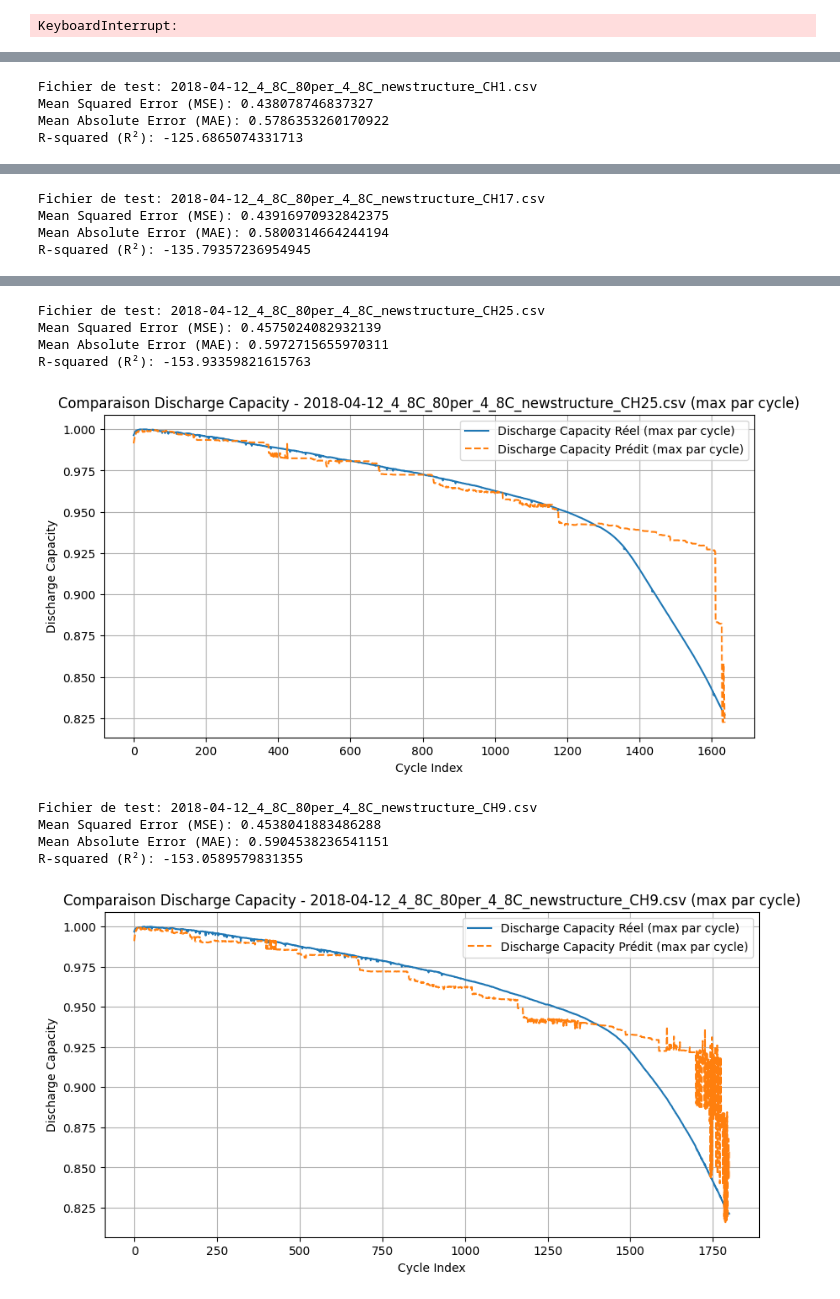
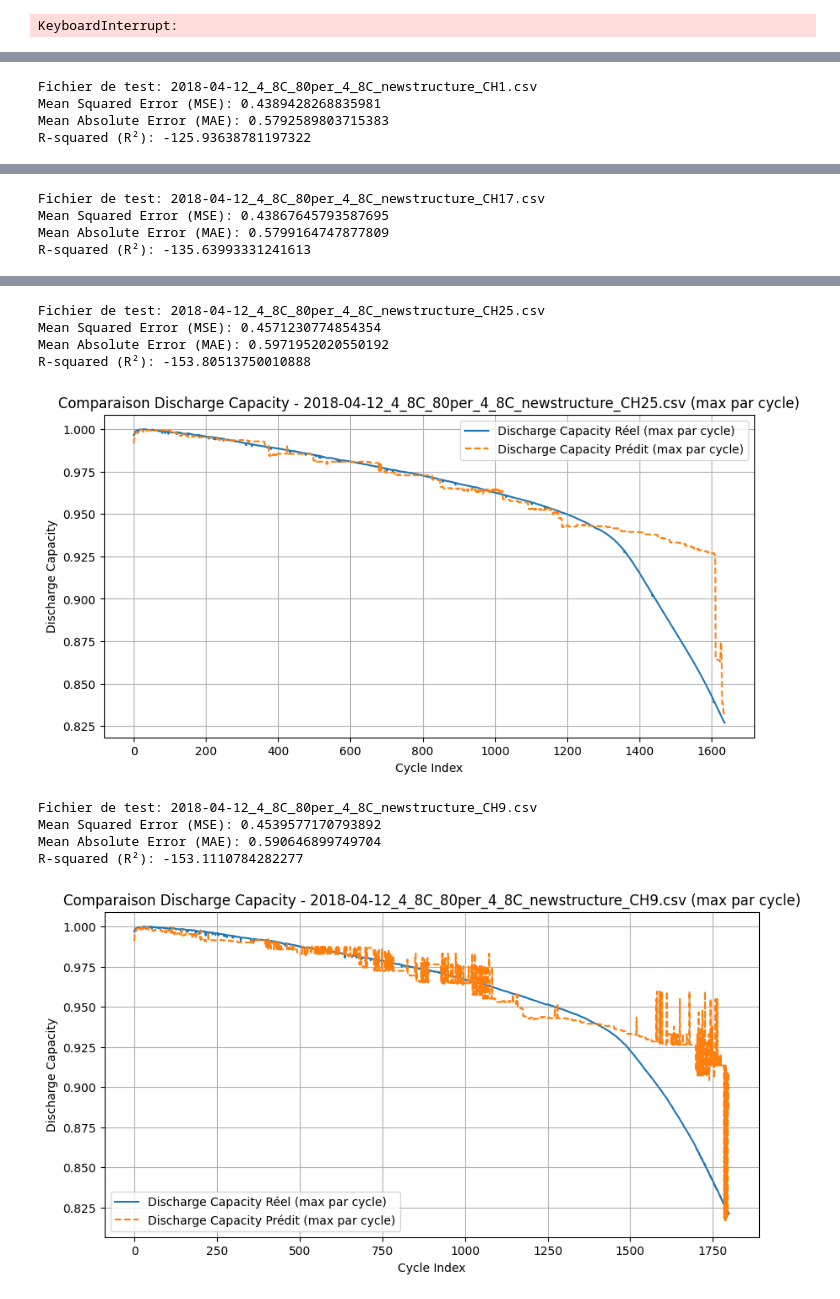
Before and after one commit to SalimMabed/PHM-Batteries, a Jupyter notebook: first_modele.ipynb, the cells around one changed output, grey strips where cells are left out. Drawn from its saved outputs; the diff is of its cells as text; code cells hidden in the pictures.

```diff
--- a/first_modele.ipynb
+++ b/first_modele.ipynb
@@ -747,7 +758,7 @@ for csv_file in train_files:
     file_path = os.path.join(data_path, csv_file)
     df = pd.read_csv(file_path)
     X = df.drop(columns=['Discharge_Capacity'])
-    y = df['Discharge_Capacity'] # Appliquer les contraintes
+    y = df['Discharge_Capacity']  # Appliquer les contraintes
     X_train_total.append(X)
     y_train_total.append(y)
 
@@ -756,14 +767,19 @@ X_train = pd.concat(X_train_total, axis=0)
 y_train = pd.concat(y_train_total, axis=0)
 
 # Créer le modèle Random Forest
-model_rf = RandomForestRegressor(n_estimators=20, random_state=10)
+model_rf = RandomForestRegressor(n_estimators=2, random_state=10)
 
 # Entraîner le modèle
 model_rf.fit(X_train, y_train)
 
-'''# Enregistrer le modèle Random Forest dans le dossier 'Models'
+# Enregistrer le modèle Random Forest dans le dossier 'Models'
 model_path = 'C:\\Users\\pc\\Desktop\\PHM-BATTERIES\\Models\\random_forest_model.pkl'
-joblib.dump(model_rf, model_path)'''
+joblib.dump(model_rf, model_path)
+
+# Créer le répertoire pour enregistrer les résultats s'il n'existe pas déjà
+results_dir = 'C:\\Users\\pc\\Desktop\\PHM-BATTERIES\\Results'
+if not os.path.exists(results_dir):
+    os.makedirs(results_dir)
 
 # Tester le modèle sur chaque fichier de test
 for csv_file in test_files:
@@ -789,13 +805,16 @@ for csv_file in test_files:
     # Extraire le Cycle_Index
     cycle_index = df['Cycle_Index']
 
-    # Prendre le maximum des prédictions et des valeurs réelles par cycle
+    # Prendre le maximum des prédictions par cycle
     rf_pred_max_per_cycle = pd.Series(rf_pred).groupby(cycle_index).max()
-    y_test_max_per_cycle = y_test.groupby(cycle_index).max()
+
+    # Enregistrer les résultats dans un fichier CSV
+    results_file_path = os.path.join(results_dir, f'max_discharge_capacity_{csv_file}.csv')
+    rf_pred_max_per_cycle.to_csv(results_file_path, header=['Max Discharge Capacity'])
 
     # Tracer le graphique pour comparer les valeurs réelles et prédites
     plt.figure(figsize=(10, 5))
-    plt.plot(y_test_max_per_cycle, label='Discharge Capacity Réel (max par cycle)')
+    plt.plot(y_test.groupby(cycle_index).max(), label='Discharge Capacity Réel (max par cycle)')
     plt.plot(rf_pred_max_per_cycle, label='Discharge Capacity Prédit (max par cycle)', linestyle='--')
     plt.xlabel('Cycle Index')
     plt.ylabel('Discharge Capacity')
@@ -805,6 +824,6 @@ for csv_file in test_files:
     plt.show()
 # %% [output]
 Fichier de test: 2018-04-12_4_8C_80per_4_8C_newstructure_CH1.csv
-Mean Squared Error (MSE): 0.438078746837327
-Mean Absolute Error (MAE): 0.5786353260170922
-R-squared (R²): -125.6865074331713
+Mean Squared Error (MSE): 0.4389428268835981
+Mean Absolute Error (MAE): 0.5792589803715383
+R-squared (R²): -125.93638781197322
@@ -812,4 +831,4 @@ R-squared (R²): -125.6865074331713
 Fichier de test: 2018-04-12_4_8C_80per_4_8C_newstructure_CH17.csv
-Mean Squared Error (MSE): 0.43916970932842375
-Mean Absolute Error (MAE): 0.5800314664244194
-R-squared (R²): -135.79357236954945
+Mean Squared Error (MSE): 0.43867645793587695
+Mean Absolute Error (MAE): 0.5799164747877809
+R-squared (R²): -135.63993331241613
@@ -817,10 +836,10 @@ R-squared (R²): -135.79357236954945
 Fichier de test: 2018-04-12_4_8C_80per_4_8C_newstructure_CH25.csv
-Mean Squared Error (MSE): 0.4575024082932139
-Mean Absolute Error (MAE): 0.5972715655970311
-R-squared (R²): -153.93359821615763
+Mean Squared Error (MSE): 0.4571230774854354
+Mean Absolute Error (MAE): 0.5971952020550192
+R-squared (R²): -153.80513750010888
-[figure, old version]
+[figure, new version]
 Fichier de test: 2018-04-12_4_8C_80per_4_8C_newstructure_CH9.csv
-Mean Squared Error (MSE): 0.4538041883486288
-Mean Absolute Error (MAE): 0.5904538236541151
-R-squared (R²): -153.0589579831355
+Mean Squared Error (MSE): 0.4539577170793892
+Mean Absolute Error (MAE): 0.590646899749704
+R-squared (R²): -153.1110784282277
-[figure, old version]
+[figure, new version]
```
Also changed, not shown: parts of 6 cells of this notebook, 6 other files.
